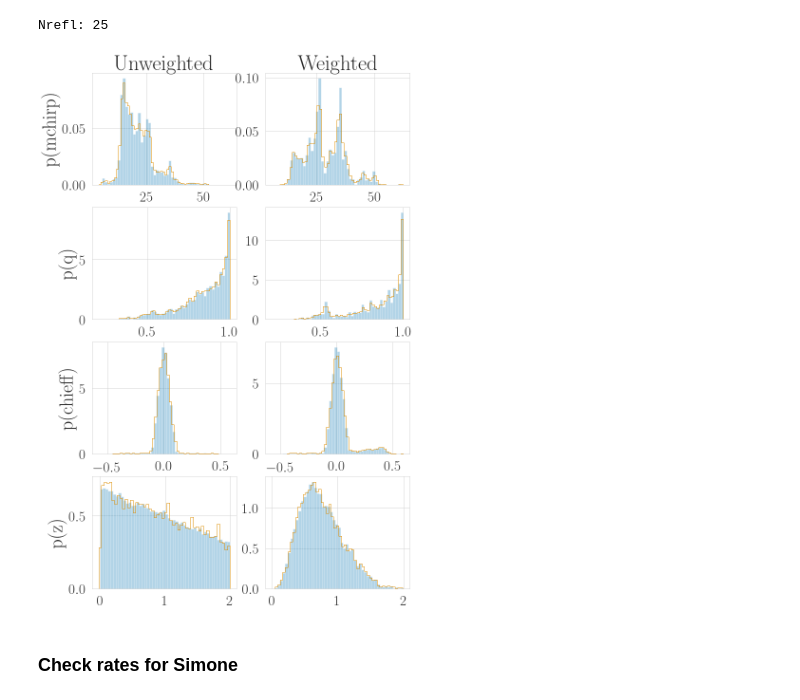
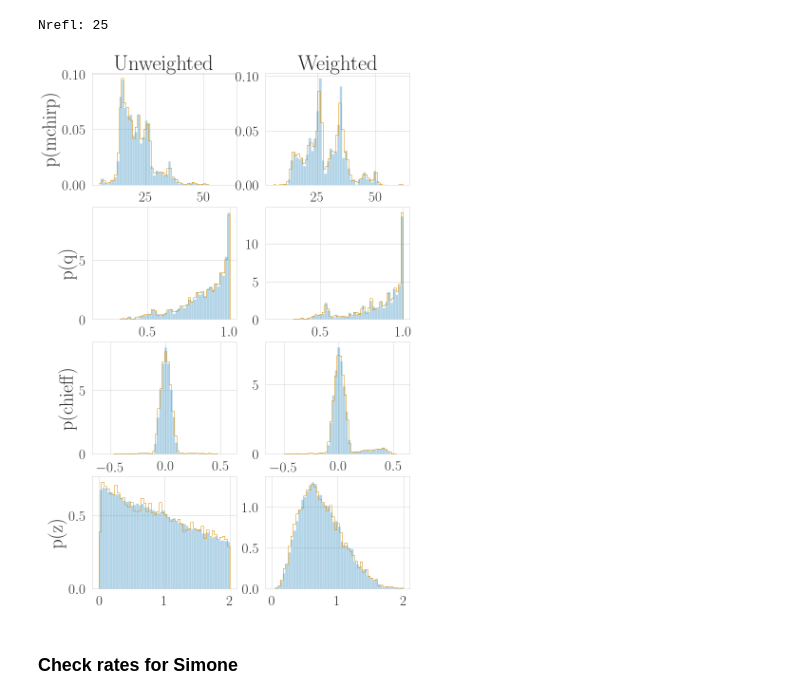
Before and after one commit to michaelzevin/model_selection, a Jupyter notebook: notebooks/examine_populations.ipynb, the cells around one changed output. Cells and saved outputs as stored; diff of their text form; code cells hidden in the pictures.

```diff
--- a/notebooks/examine_populations.ipynb
+++ b/notebooks/examine_populations.ipynb
@@ -42,7 +42,7 @@ alpha_val = '10'
 models_path = '/Users/michaelzevin/research/model_selection/model_selection/data/spin_models/models.hdf5'
 sensitivity = 'design'
 param_dict = {'mchirp':r'$\mathcal{M}_c\ [\mathrm{M}_\odot]$', 'q':r'$q$', 'chieff':r'$\chi_{\rm eff}$', 'z':r'$z$'}
-param_lims = {'mchirp':(0,80), 'q':(0,1), 'chieff':(-1,1), 'z':(0,2)}
+param_lims = {'mchirp':(0,100), 'q':(0,1), 'chieff':(-1,1), 'z':(0,2)}
 smdl_dict = {'chi00':r'$\chi_b = 0.0$', 'chi01':r'$\chi_b = 0.1$', 'chi02':r'$\chi_b = 0.2$', 'chi05':r'$\chi_b = 0.5$'}
 # %%
 all_models = []
@@ -140,10 +140,14 @@ GC
 # %%
 df = pd.read_hdf(models_path, key='GC/chi01')
 bw = 0.01
-Nsamp = 100000
+Nsamp = 500000
 df = df.sample(Nsamp) if len(df)>Nsamp else df
 df['combined_weight'] = (df['weight']/np.sum(df['weight'])) * (df[sensitivity]/np.sum(df[sensitivity]))
 df['combined_weight'] /= np.sum(df['combined_weight'])
+# %%
+# Normalize the samples
+for param in params:
+    df[param] = (df[param]-param_lims[param][0])/(param_lims[param][1]-param_lims[param][0])
 # %%
 reload(bounded_Nd_kde)
 # %% [output]
@@ -325,8 +329,14 @@ eval_pts = np.asarray([np.linspace(*param_lims[params[0]], 101), np.linspace(*pa
 X = np.atleast_2d([df[params[0]],df[params[1]],df[params[2]],df[params[3]]])
 Bounds = np.atleast_2d([param_lims[params[0]],param_lims[params[1]],param_lims[params[2]],param_lims[params[3]]])
 
-kde = bounded_Nd_kde.Bounded_Nd_kde(X, bounds=Bounds, bw_method=0.01)
-kde_weighted = bounded_Nd_kde.Bounded_Nd_kde(X, bounds=Bounds, bw_method=0.01, weights=np.asarray(df['combined_weight']))
+
+# uncomment if normalized
+Bounds = np.atleast_2d([(0,1),(0,1),(0,1),(0,1)])
+eval_pts = np.asarray([np.linspace(0,1, 101), np.linspace(0,1, 101), np.linspace(0,1, 101), np.linspace(0,1, 101)])
+
+
+kde = bounded_Nd_kde.Bounded_Nd_kde(X, bounds=Bounds, bw_method=0.005)
+kde_weighted = bounded_Nd_kde.Bounded_Nd_kde(X, bounds=Bounds, bw_method=0.005, weights=np.asarray(df['combined_weight']))
 kde_eval = kde(eval_pts)
 kde_eval_weighted = kde_weighted(eval_pts)
 # %%
@@ -336,25 +346,30 @@ Nrefl: 25
 # %%
 # check 1D distributions against KDE resample
 N=10000
 
 fig, axs = plt.subplots(len(params),2, figsize=(12,5*len(params)))
 
 axs[0,0].set_title('Unweighted')
 axs[0,1].set_title('Weighted')
 
 
 resamp = kde.bounded_resample(N)
 resamp_weighted = kde_weighted.bounded_resample(N)
 for idx, param in enumerate(params):
     axs[idx,0].set_ylabel('p({:s})'.format(params[idx]))
 
-    _ = axs[idx,0].hist(df[param], bins=50, density=True, alpha=0.3, color=cp[0])
-    _ = axs[idx,0].hist(resamp[idx], bins=50, density=True, histtype='step', color=cp[1])
+    #_ = axs[idx,0].hist(df[param], bins=50, density=True, alpha=0.3, color=cp[0])
+    #_ = axs[idx,0].hist(resamp[idx], bins=50, density=True, histtype='step', color=cp[1])
+    #_ = axs[idx,1].hist(df[param], bins=50, density=True, weights=np.asarray(df['combined_weight']), alpha=0.3, color=cp[0])
+    #_ = axs[idx,1].hist(resamp_weighted[idx], bins=50, density=True, histtype='step', color=cp[1])
 
-    _ = axs[idx,1].hist(df[param], bins=50, density=True, weights=np.asarray(df['combined_weight']), alpha=0.3, color=cp[0])
-    _ = axs[idx,1].hist(resamp_weighted[idx], bins=50, density=True, histtype='step', color=cp[1])
+    # uncomment if normalized
+    _ = axs[idx,0].hist(df[param]*(param_lims[param][1]-param_lims[param][0]) + param_lims[param][0], bins=50, density=True, alpha=0.3, color=cp[0])
+    _ = axs[idx,0].hist(resamp[idx]*(param_lims[param][1]-param_lims[param][0]) + param_lims[param][0], bins=50, density=True, histtype='step', color=cp[1])
+    _ = axs[idx,1].hist(df[param]*(param_lims[param][1]-param_lims[param][0]) + param_lims[param][0], bins=50, density=True, weights=np.asarray(df['combined_weight']), alpha=0.3, color=cp[0])
+    _ = axs[idx,1].hist(resamp_weighted[idx]*(param_lims[param][1]-param_lims[param][0]) + param_lims[param][0], bins=50, density=True, histtype='step', color=cp[1])
 # %% [output]
-[figure, old version]
+[figure, new version]
 # %% [markdown]
 ### Check rates for Simone
 # %%
```
Also changed, not shown: parts of 3 cells of this notebook, 2 other files.
